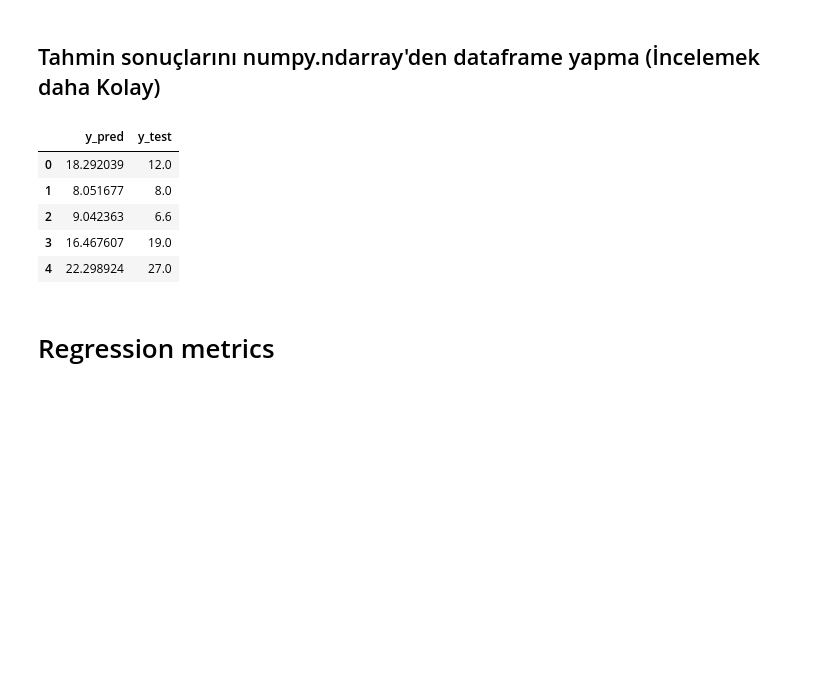
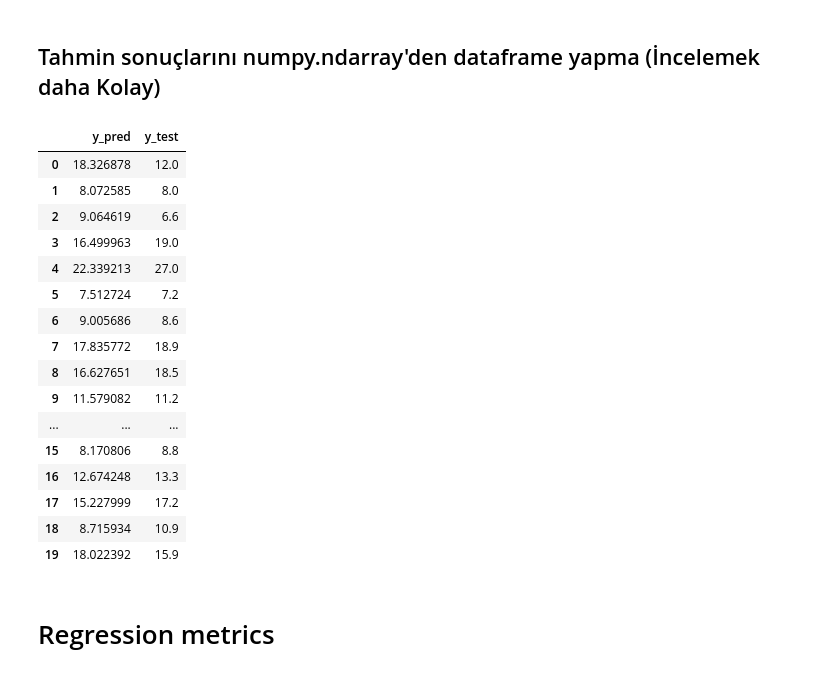
Before and after one commit to veribilimiokulu/bogazici-compec-python-ml, a Jupyter notebook: 07_linear_regression/01.lineer_regression.ipynb, the cells around one changed output. Saved outputs shown, nothing was run; the diff lists cells and outputs as text; code cells hidden in the pictures; blank space fills up the shorter version.

```diff
--- a/07_linear_regression/01.lineer_regression.ipynb
+++ b/07_linear_regression/01.lineer_regression.ipynb
@@ -19,4 +19,4 @@ df.head()
 | 4 | 5 | 180.8 | 10.8 | 58.4 | 12.9 |
 # %%
 # Unnamed: 0 sütununu istemiyoruz. DÜşürelim
-#df.drop("Unnamed: 0", axis=1, inplace=True)
+df.drop("Unnamed: 0", axis=1, inplace=True)
@@ -62,6 +71,6 @@ y.shape
 # %%
 from sklearn.model_selection import train_test_split
 X_train, X_test, y_train, y_test = train_test_split(X, y,
-            test_size=1/3, random_state = 142)
+            test_size=0.25, random_state = 142)
 # %%
 print(X_train.shape)
@@ -103,18 +135,29 @@ y_pred = regressor.predict(X_test)
 # %%
 predictions = pd.DataFrame(data=y_pred,    # values
                 index=range(len(y_pred)),    # 1st column as index
                    columns=['y_pred'])  # 1st row as the column names
 
 # Sadece y_pred'den oluşan df'e test(gerçek) y_test'i sütun olarak ekleme
 predictions['y_test'] = y_test
-predictions.head()
+predictions.head(20)
 # %% [output]
 |  | y_pred | y_test |
-| 0 | 18.292039 | 12.0 |
-| 1 | 8.051677 | 8.0 |
-| 2 | 9.042363 | 6.6 |
-| 3 | 16.467607 | 19.0 |
-| 4 | 22.298924 | 27.0 |
+| 0 | 18.326878 | 12.0 |
+| 1 | 8.072585 | 8.0 |
+| 2 | 9.064619 | 6.6 |
+| 3 | 16.499963 | 19.0 |
+| 4 | 22.339213 | 27.0 |
+| 5 | 7.512724 | 7.2 |
+| 6 | 9.005686 | 8.6 |
+| 7 | 17.835772 | 18.9 |
+| 8 | 16.627651 | 18.5 |
+| 9 | 11.579082 | 11.2 |
+| ... | ... | ... |
+| 15 | 8.170806 | 8.8 |
+| 16 | 12.674248 | 13.3 |
+| 17 | 15.227999 | 17.2 |
+| 18 | 8.715934 | 10.9 |
+| 19 | 18.022392 | 15.9 |
 # %% [markdown]
 # Regression metrics
 # %% [markdown]
```
Also changed, not shown: parts of 19 cells of this notebook, 5 other files.
